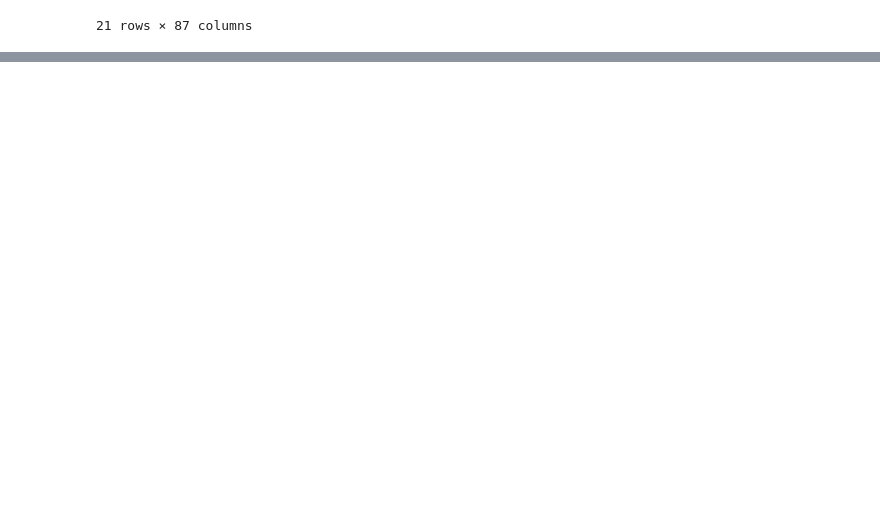
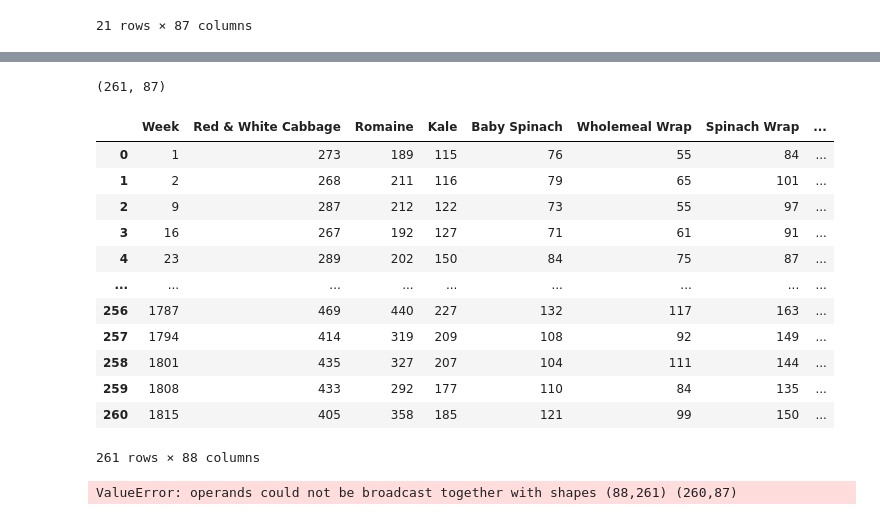
Before and after one commit to qy2000/bc2410-salad-LOP, a Jupyter notebook: ipynb/Ingredient_Order_Optimiser_Source_Code.ipynb, the cells around one changed output, grey strips where cells are left out. Drawn from its saved outputs; the diff is of its cells as text; code cells hidden in the pictures; blank space fills up the shorter version.

```diff
--- a/ipynb/Ingredient_Order_Optimiser_Source_Code.ipynb
+++ b/ipynb/Ingredient_Order_Optimiser_Source_Code.ipynb
@@ -594,0 +674,32 @@ Expected profit is: 1876.621000000003
+# %%
+np.array(demanddf.iloc[:,1:]).shape
+# %% [output]
+(261, 87)
+# %%
+demanddf
+# %% [output]
+|  | Week | Red & White Cabbage | Romaine | Kale | Baby Spinach | Wholemeal Wrap | Spinach Wrap | ... |
+| 0 | 1 | 273 | 189 | 115 | 76 | 55 | 84 | ... |
+| 1 | 2 | 268 | 211 | 116 | 79 | 65 | 101 | ... |
+| 2 | 9 | 287 | 212 | 122 | 73 | 55 | 97 | ... |
+| 3 | 16 | 267 | 192 | 127 | 71 | 61 | 91 | ... |
+| 4 | 23 | 289 | 202 | 150 | 84 | 75 | 87 | ... |
+| ... | ... | ... | ... | ... | ... | ... | ... | ... |
+| 256 | 1787 | 469 | 440 | 227 | 132 | 117 | 163 | ... |
+| 257 | 1794 | 414 | 319 | 209 | 108 | 92 | 149 | ... |
+| 258 | 1801 | 435 | 327 | 207 | 104 | 111 | 144 | ... |
+| 259 | 1808 | 433 | 292 | 177 | 110 | 84 | 135 | ... |
+| 260 | 1815 | 405 | 358 | 185 | 121 | 99 | 150 | ... |
+261 rows × 88 columns
+# %%
+"""
+Test our optimizer (weekly)
+"""
+
+expected_amount_of_orders, expected_amount_of_profit = weekly_demand_opt(price, cost, demanddf, space, total_space, min_order)
+print('Expected profit is:', expected_amount_of_profit)
+print()
+expected_amount_of_orders_df = pd.DataFrame().assign(Ingredient=list(data1['Ingredient'])[:-1], Quantity_to_order=expected_amount_of_orders)
+expected_amount_of_orders_df.set_index("Ingredient").T
+# %% [output]
+ValueError: operands could not be broadcast together with shapes (88,261) (260,87)
```
Also changed, not shown: parts of 15 cells of this notebook.
